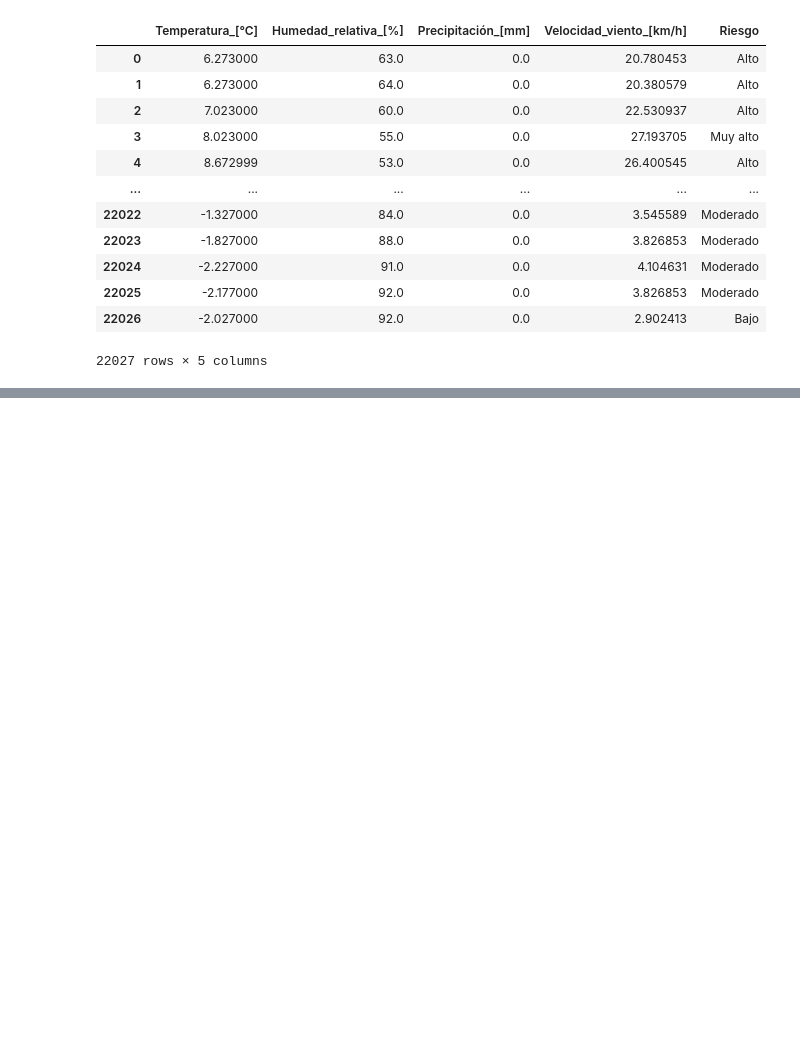
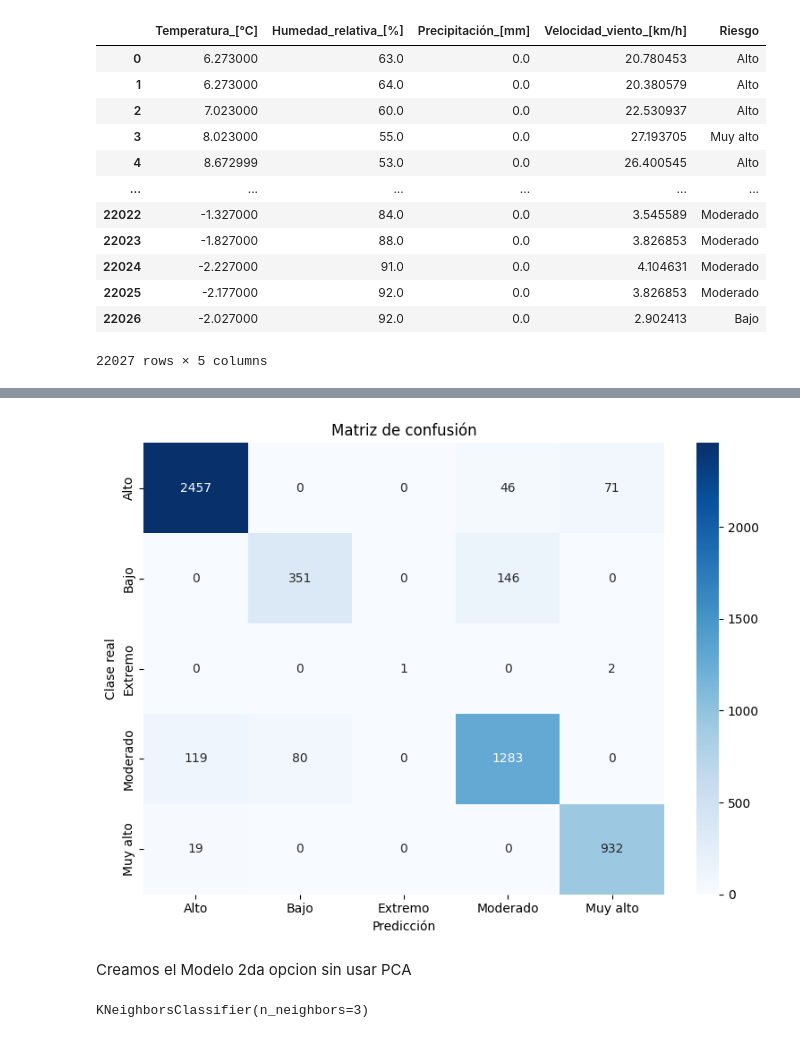
Before and after one commit to Axumis/Parcial_Aprendizaje_Automatico, a Jupyter notebook: models/Prueba_de_aprendizaje_automatico_entrenamiento.ipynb, the cells around one changed output, grey strips where cells are left out. Cells and saved outputs as stored; diff of their text form; code cells hidden in the pictures; blank space fills up the shorter version.

```diff
--- a/models/Prueba_de_aprendizaje_automatico_entrenamiento.ipynb
+++ b/models/Prueba_de_aprendizaje_automatico_entrenamiento.ipynb
@@ -35,0 +116,11 @@ df
+# %%
+# Predicciones
+y_pred = knn.predict(X_test_pca)
+
+# Accuracy
+acc = accuracy_score(y_test, y_pred)
+print(f"Accuracy: {acc:.2f}")
+
+# Reporte completo
+print("\nReporte de clasificación:")
+print(classification_report(y_test, y_pred, target_names=le.inverse_transform(np.unique(y_encoded))))
@@ -35,0 +142,19 @@ df
+# %%
+# Matriz de confusión
+import seaborn as sns
+import matplotlib.pyplot as plt
+
+cm = confusion_matrix(y_test, y_pred)
+plt.figure(figsize=(8, 6))
+sns.heatmap(cm, annot=True, fmt='d', cmap='Blues',
+            xticklabels=le.inverse_transform(np.unique(y_encoded)),
+            yticklabels=le.inverse_transform(np.unique(y_encoded)))
+plt.xlabel("Predicción")
+plt.ylabel("Clase real")
+plt.title("Matriz de confusión")
+plt.tight_layout()
+plt.show()
+# %% [output]
+[figure, added]
+# %% [markdown]
+Creamos el Modelo 2da opcion sin usar PCA
@@ -35,0 +179,7 @@ df
+# %%
+# 5. Entrenamos y predecimos
+k = 3 #Asignamos un valor de k
+knn = KNeighborsClassifier(n_neighbors=k)
+knn.fit(X_train, y_train)
+# %% [output]
+KNeighborsClassifier(n_neighbors=3)
```
Also changed, not shown: parts of 13 cells of this notebook.
